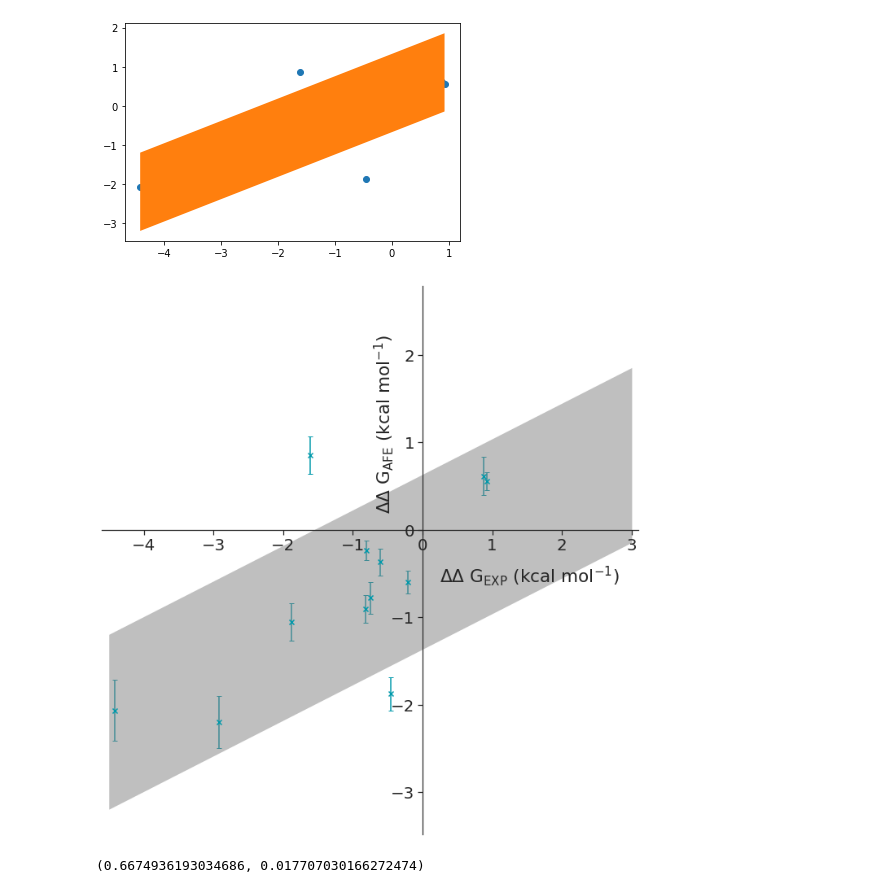
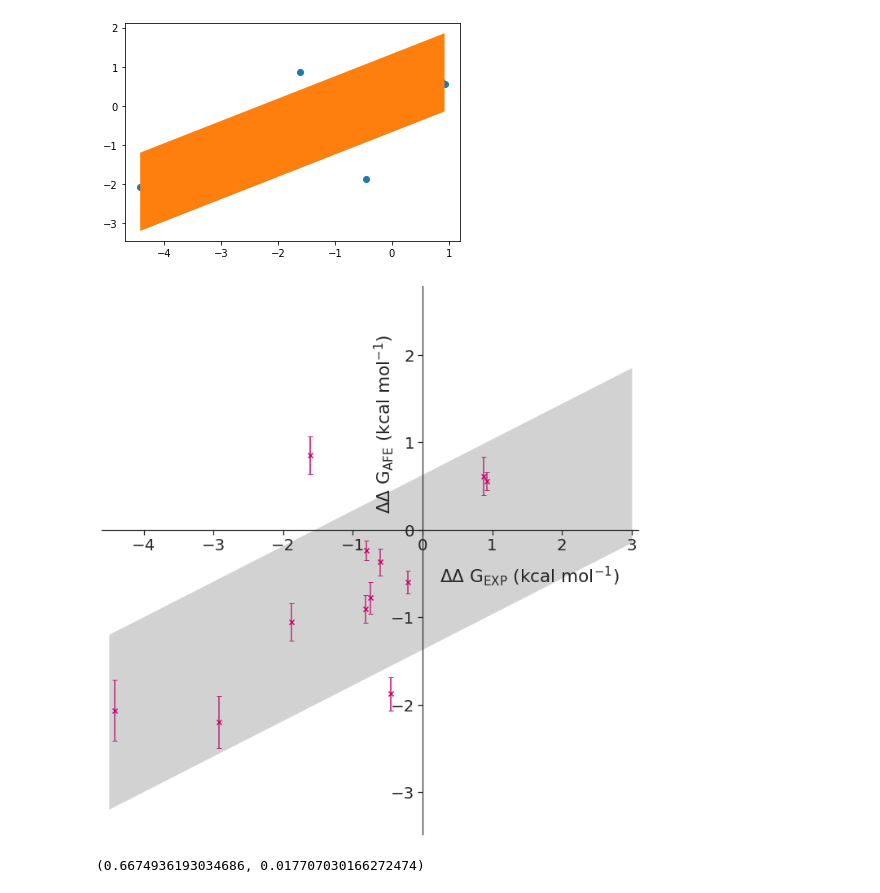
Before and after one commit to jasmin-guven/first_year_project, a Jupyter notebook: execution_model/scripts/correlation.ipynb, the cells around one changed output. Drawn from its saved outputs; the diff is of its cells as text; code cells hidden in the pictures.

```diff
--- a/execution_model/scripts/correlation.ipynb
+++ b/execution_model/scripts/correlation.ipynb
@@ -115,36 +115,36 @@ plt.fill_between([min(ddg_exp), max(ddg_exp)], [min(ddg_afe)+1.0, max(ddg_afe)+1
 # %%
 fig = plt.figure(figsize=(10, 10))
 ax = fig.add_subplot()
 sns.set(context="notebook", palette="colorblind", style="ticks", font_scale=1.8)
-ax.scatter(ddg_exp, ddg_afe, marker="x", color="#0099AB")
+ax.scatter(ddg_exp, ddg_afe, marker="x", color="#D0006F")
 ax.scatter(3, 2.5, s=0)
 (_, caps, _) = ax.errorbar(ddg_exp,
                             ddg_afe,
-                            color="#0099AB",
+                            color="#D0006F",
                             yerr=afe_err,
                             capsize=3,
                             linestyle="",
                             zorder=-1)
 
 plt.fill_between([-4.5,3],
                  [min(ddg_afe)+1.0, max(ddg_afe)+1.0],
                  [min(ddg_afe)-1.0, max(ddg_afe)-1.0],
                  color="grey",
-                 alpha=0.5,
+                 alpha=0.35,
                  zorder=-1,
                  linewidth=0,
                  label=r"$\pm$ 1 kcal mol$^{-1}$")
 ax.spines["left"].set_position("zero")
 ax.spines["bottom"].set_position("zero")
 ax.spines["right"].set_linewidth(0.0)
 ax.spines["top"].set_linewidth(0.0)
 ax.set_xlim(-4.6, 3.1)
 ax.text(0.25, -0.6, s=r"$\Delta\Delta$ G$_{\mathrm{EXP}}$ (kcal mol$^{-1}$)")
 ax.text(-0.725, 0.25, s=r"$\Delta\Delta$ G$_{\mathrm{AFE}}$ (kcal mol$^{-1}$)", rotation="vertical")
 fig.tight_layout()
 fig.savefig("../../plots/free_energy/correlation.pdf")
 # %% [output]
-[figure, old version]
+[figure, new version]
 # %%
 pearson_r = scipy.stats.pearsonr(ddg_exp, ddg_afe)
 pearson_r
```
Also changed, not shown: 1 other file.
